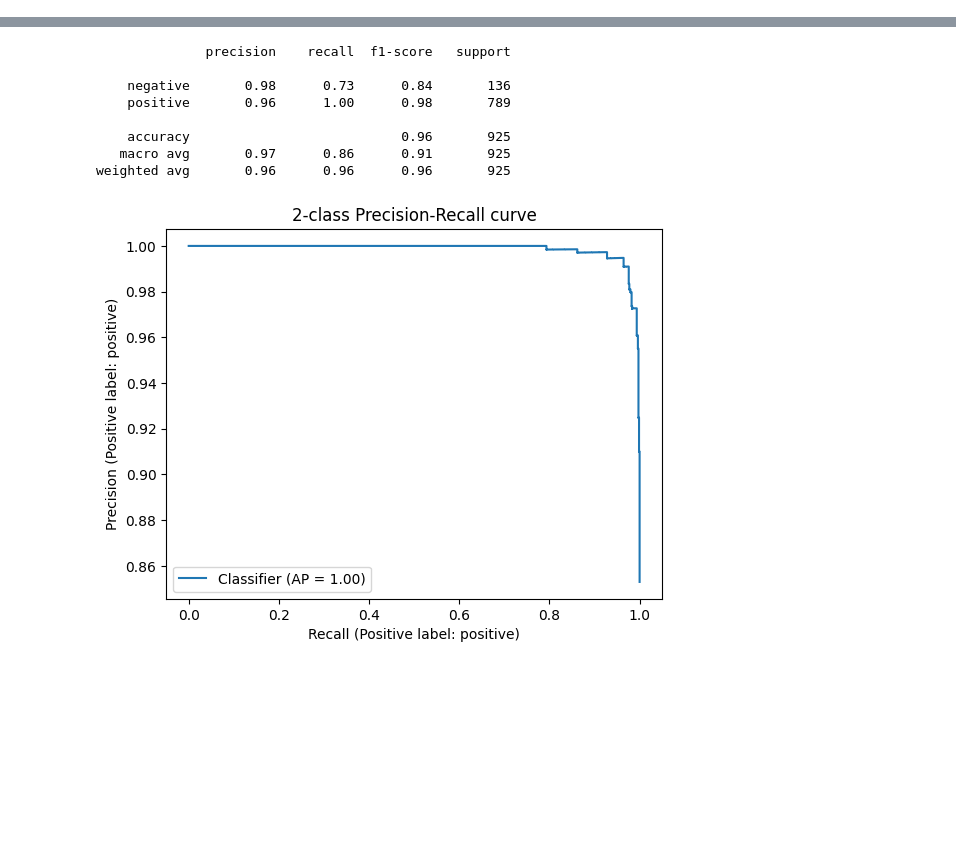
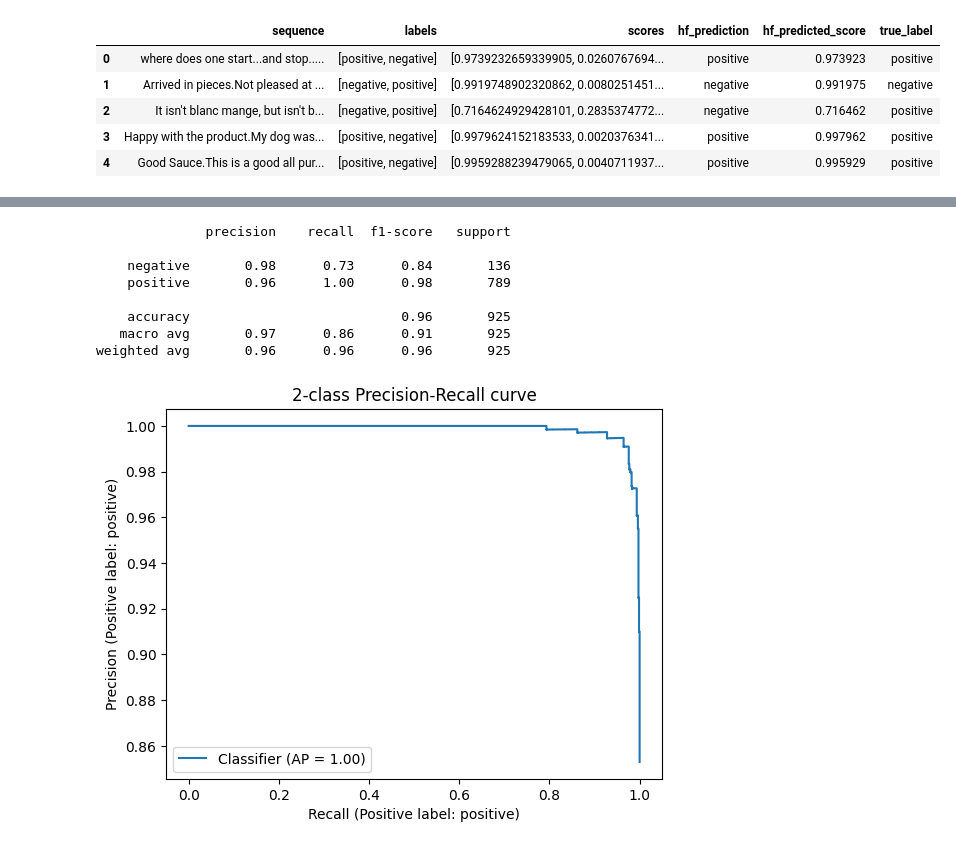
Before and after one commit to krishnannarayanaswamy/GenAI-Relevance-LLM-demo, a Jupyter notebook: ZeroShotClassification_Performance.ipynb, the cells around one changed output, grey strips where cells are left out. Saved outputs shown, nothing was run; the diff lists cells and outputs as text; code cells hidden in the pictures; blank space fills up the shorter version.

```diff
--- a/ZeroShotClassification_Performance.ipynb
+++ b/ZeroShotClassification_Performance.ipynb
@@ -28,3 +29,8 @@ Requirement already satisfied: MarkupSafe>=2.0 in /usr/local/lib/python3.10/dist
 Requirement already satisfied: mpmath>=0.19 in /usr/local/lib/python3.10/dist-packages (from sympy->torch==2.0.1->torchvision) (1.3.0)
 Requirement already satisfied: scipy in /usr/local/lib/python3.10/dist-packages (1.10.1)
 Requirement already satisfied: numpy<1.27.0,>=1.19.5 in /usr/local/lib/python3.10/dist-packages (from scipy) (1.23.5)
+# %%
+from transformers import pipeline
+from sentence_transformers import SentenceTransformer
+
+classifier = pipeline("zero-shot-classification", model="facebook/bart-large-mnli")
@@ -30,0 +56,13 @@ Requirement already satisfied: numpy<1.27.0,>=1.19.5 in /usr/local/lib/python3.1
+# %%
+import pandas as pd
+df = pd.read_csv('fine_food_reviews_1k.csv')
+df = df[["Time", "ProductId", "UserId", "Score", "Summary", "Text"]]
+df = df.dropna()
+df["combined"] = (
+     df.Summary.str.strip() + "." + df.Text.str.strip()
+)
+# convert 5-star rating to binary sentiment
+df = df[df.Score != 3]
+df["sentiment"] = df.Score.replace({1: "negative", 2: "negative", 4: "positive", 5: "positive"})
+
+df.head(2)
@@ -30,0 +73,40 @@ Requirement already satisfied: numpy<1.27.0,>=1.19.5 in /usr/local/lib/python3.1
+# %%
+from sklearn.preprocessing import LabelEncoder
+
+le = LabelEncoder()
+
+candidate_labels = ['positive', 'negative']
+hypothesis_template = "The sentiment of this review is {}."
+dfsubset = df.head(25)
+
+sequences = dfsubset['combined'].to_list()
+
+# Prediction results
+hf_prediction = classifier(sequences, candidate_labels, hypothesis_template=hypothesis_template)
+
+# Save the output as a dataframe
+hf_prediction = pd.DataFrame(hf_prediction)
+
+hf_prediction['hf_prediction'] = hf_prediction['labels'].apply(lambda x: x[0])
+
+hf_prediction['hf_predicted_score'] = hf_prediction['scores'].apply(lambda x: x[0])
+
+#hf_prediction['hf_prediction'] = hf_prediction['hf_prediction'].map({'positive': 1, 'negative': 0})
+
+hf_prediction['true_label'] = le.fit_transform(dfsubset['sentiment'].astype(str))
+
+hf_prediction['true_label'] =  hf_prediction['true_label'].apply(lambda x: 'positive' if x>0 else 'negative')
+
+# Take a look at the data
+hf_prediction.head()
+
+#dfsubset["output"] = dfsubset.combined.apply(lambda x: classifier(x, candidate_labels, hypothesis_template=hypothesis_template))
+#dfnew = dfsubset["output"].apply(lambda x: pd.DataFrame(x))
+#dfnew.head(5)
+# %% [output]
+|  | sequence | labels | scores | hf_prediction | hf_predicted_score | true_label |
+| 0 | where does one start...and stop..... | [positive, negative] | [0.9739232659339905, 0.0260767694... | positive | 0.973923 | positive |
+| 1 | Arrived in pieces.Not pleased at ... | [negative, positive] | [0.9919748902320862, 0.0080251451... | negative | 0.991975 | negative |
+| 2 | It isn't blanc mange, but isn't b... | [negative, positive] | [0.7164624929428101, 0.2835374772... | negative | 0.716462 | positive |
+| 3 | Happy with the product.My dog was... | [positive, negative] | [0.9979624152183533, 0.0020376341... | positive | 0.997962 | positive |
+| 4 | Good Sauce.This is a good all pur... | [positive, negative] | [0.9959288239479065, 0.0040711937... | positive | 0.995929 | positive |
```
Also changed, not shown: parts of 8 cells of this notebook.
